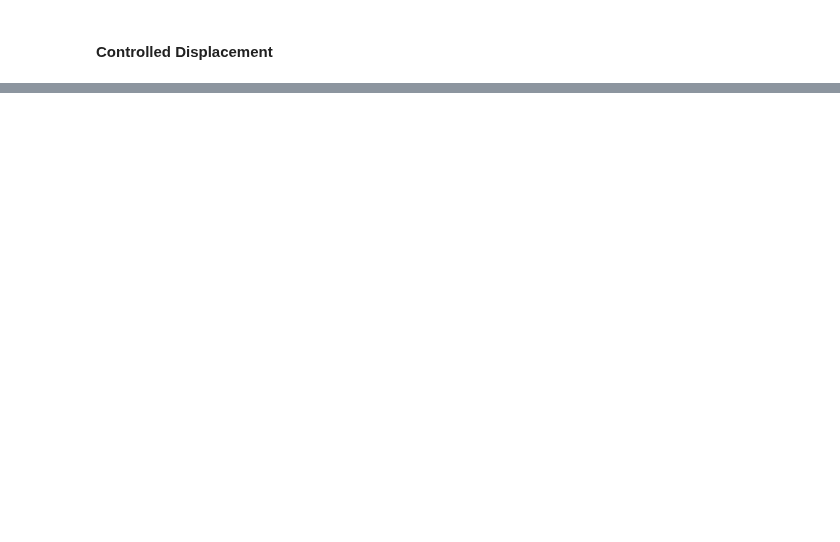
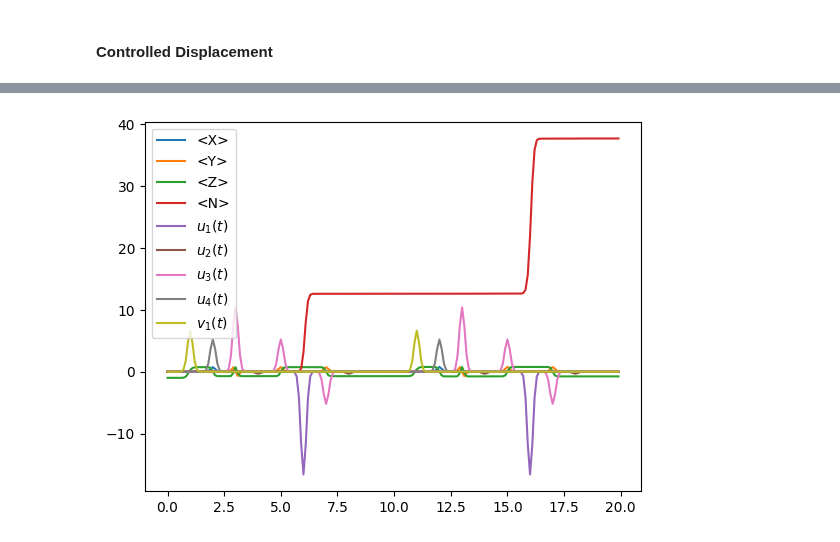
Before and after one commit to connorblake1/jiang-research, a Jupyter notebook: FiniteGKP/jax_FiniteGKP.ipynb, the cells around one changed output, grey strips where cells are left out. Cells and saved outputs as stored; diff of their text form; code cells hidden in the pictures; blank space fills up the shorter version.

```diff
--- a/FiniteGKP/jax_FiniteGKP.ipynb
+++ b/FiniteGKP/jax_FiniteGKP.ipynb
@@ -736,0 +763,36 @@ duration = 1.0
+# %%
+def D_pulse(alpha: complex, mean: float, sigma: float, period: float = None):
+    if period is not None:
+        return (
+            p,
+            x,
+            GaussianPulseTrain.std(amp=alpha.real*root2, mean=mean, sigma=sigma, period=period),
+            GaussianPulseTrain.std(amp=alpha.imag*root2, mean=mean, sigma=sigma, period=period)
+        )
+    else:
+        return (
+            p,
+            x,
+            GaussianControl.std(amp=alpha.real*root2, mean=mean, sigma=sigma),
+            GaussianControl.std(amp=alpha.imag*root2, mean=mean, sigma=sigma)
+        )
+def CD_pulse(alpha: complex, mean: float, sigma: float, period: float = None):
+    if period is not None:
+        return (
+            PZ,
+            XZ,
+            GaussianPulseTrain.std(amp=alpha.real*root2, mean=mean, sigma=sigma, period=period),
+            GaussianPulseTrain.std(amp=alpha.imag*root2, mean=mean, sigma=sigma, period=period)
+        )
+    else:
+        return (
+            PZ,
+            XZ,
+            GaussianControl.std(amp=alpha.real*root2, mean=mean, sigma=sigma),
+            GaussianControl.std(amp=alpha.imag*root2, mean=mean, sigma=sigma)
+        )
+def ancilla_reset_pulse(mean: float, sigma: float, period: float = None):
+    if period is not None:
+        return (Ia, GaussianPulseTrain.std(amp=2.0, mean=mean, sigma=sigma, period=period))
+    else:
+        return (Ia, GaussianControl.std(amp=2.0, mean=mean, sigma=sigma))
@@ -736,0 +850,11 @@ duration = 1.0
+# %%
+figpre, axpre = plt.subplots()
+sbs.plot(
+    ax=axpre,
+    exp_ops=[IX,IY,IZ,NI],
+    exp_names=["<X>","<Y>","<Z>","<N>"]
+)
+axpre.legend()
+figpre.show()
+# %% [output]
+[figure, added]
```
Also changed, not shown: parts of 18 cells of this notebook, 2 other files.
